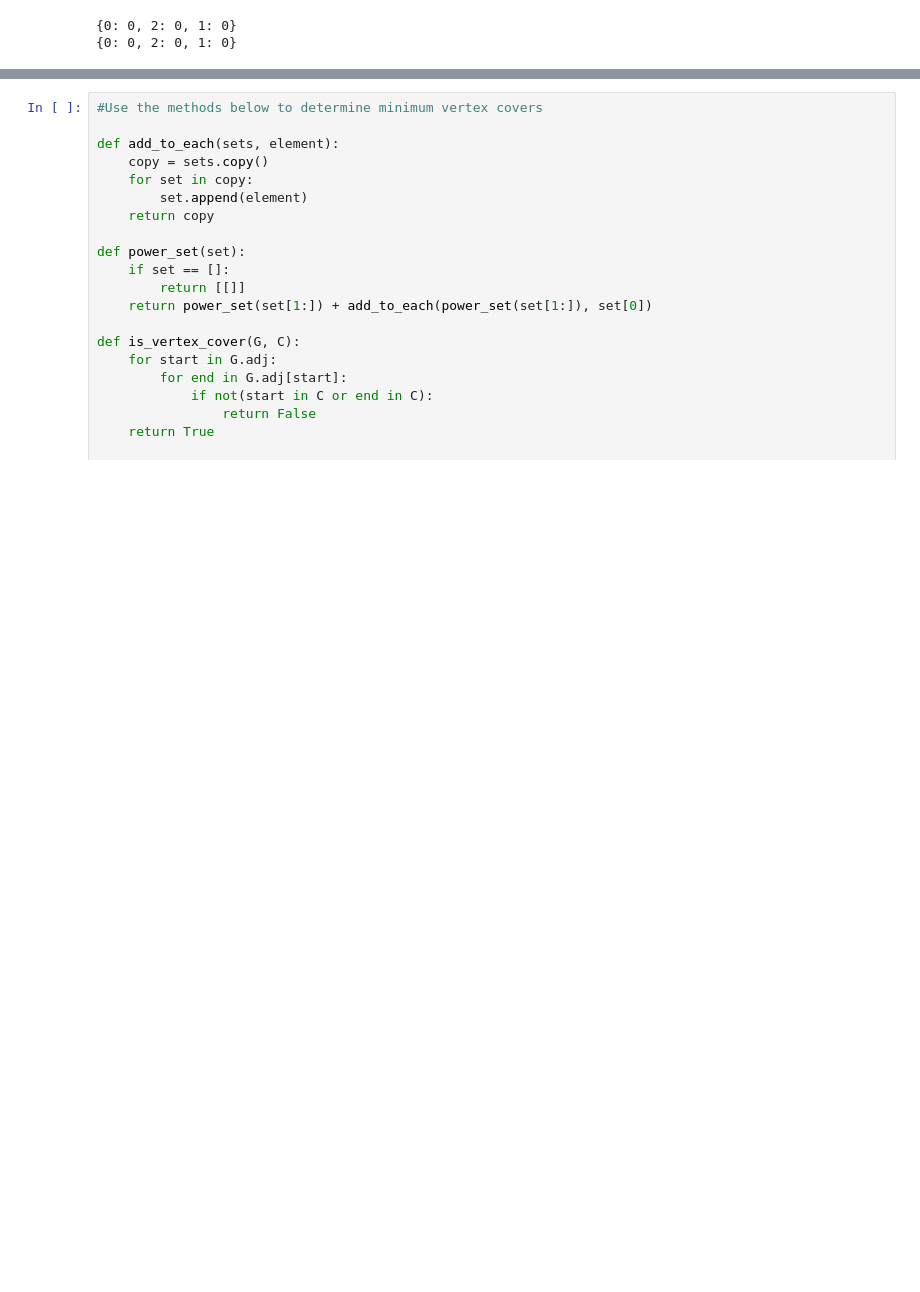
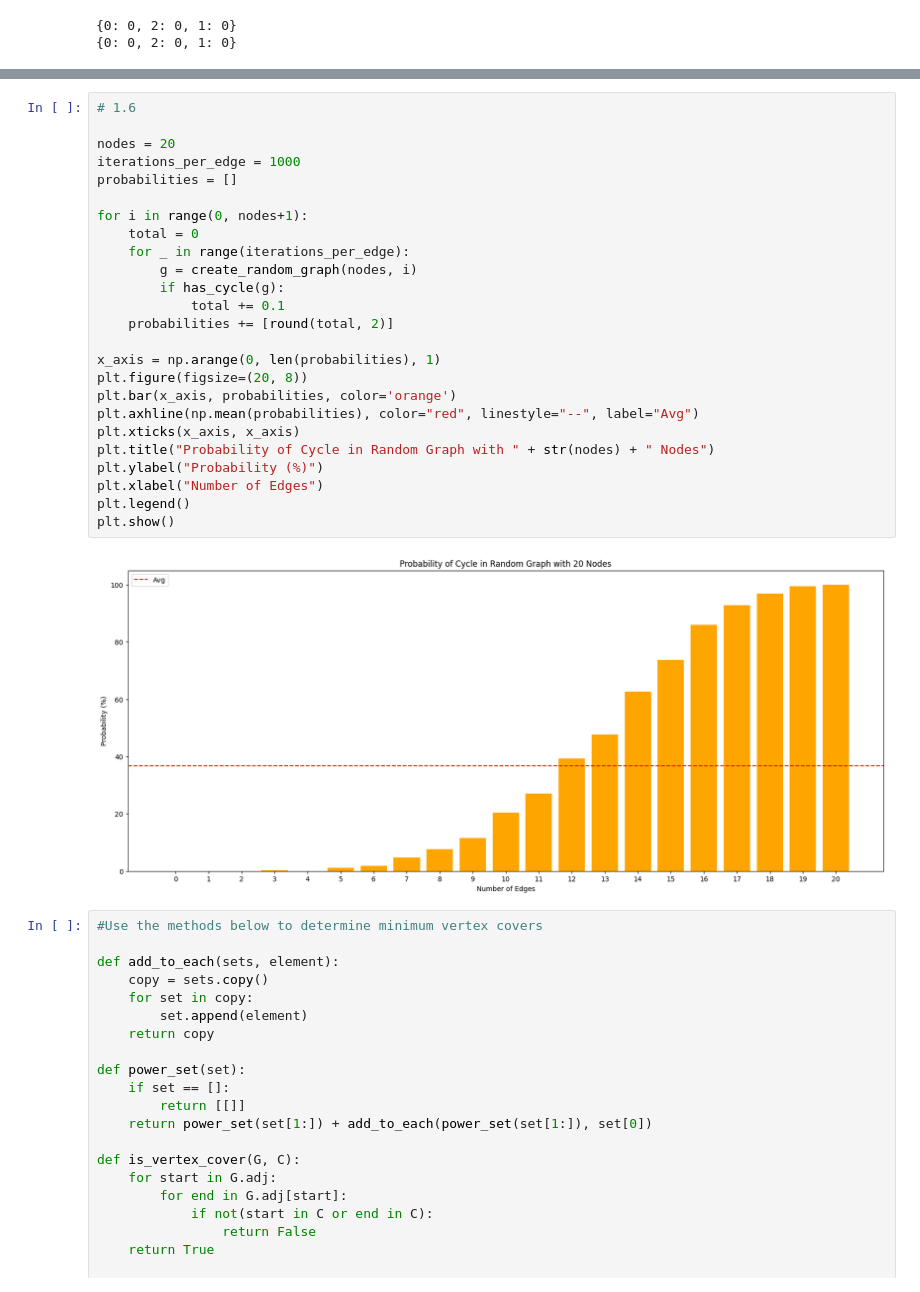
Before and after one commit to Noprop/minesweeper-2xc3-, a Jupyter notebook: Lab_III.ipynb, the cells around one changed output, grey strips where cells are left out. Saved outputs shown, nothing was run; the diff lists cells and outputs as text; blank space fills up the shorter version.

Commit message:
1.6 done; probability of a cycle based on the number of edges is being graphed

```diff
--- a/Lab_III.ipynb
+++ b/Lab_III.ipynb
@@ -252,3 +252,30 @@ True
+# %%
+# 1.6
+
+nodes = 20
+iterations_per_edge = 1000
+probabilities = []
+
+for i in range(0, nodes+1):
+    total = 0
+    for _ in range(iterations_per_edge):
+        g = create_random_graph(nodes, i)
+        if has_cycle(g):
+            total += 0.1
+    probabilities += [round(total, 2)]
+
+x_axis = np.arange(0, len(probabilities), 1)
+plt.figure(figsize=(20, 8))
+plt.bar(x_axis, probabilities, color='orange')
+plt.axhline(np.mean(probabilities), color="red", linestyle="--", label="Avg")
+plt.xticks(x_axis, x_axis)
+plt.title("Probability of Cycle in Random Graph with " + str(nodes) + " Nodes")
+plt.ylabel("Probability (%)")
+plt.xlabel("Number of Edges")
+plt.legend()
+plt.show()
+# %% [output]
+[figure, added]
 # %%
 #Use the methods below to determine minimum vertex covers
 
```
Also changed, not shown: parts of 3 cells of this notebook.
